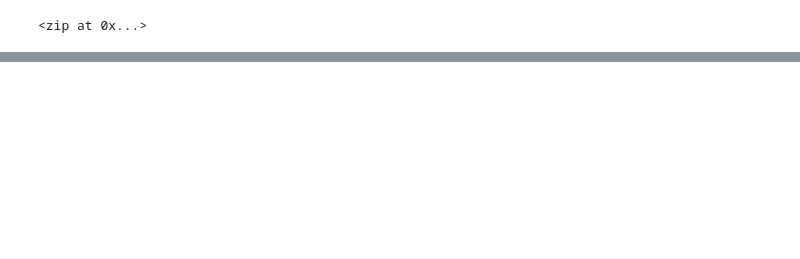
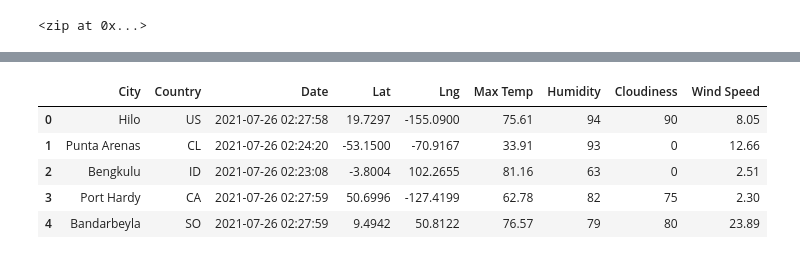
Before and after one commit to GaryG484/World_Weather_Analysis, a Jupyter notebook: WeatherPy.ipynb, the cells around one changed output, grey strips where cells are left out. Saved outputs shown, nothing was run; the diff lists cells and outputs as text; code cells hidden in the pictures; blank space fills up the shorter version.

```diff
--- a/WeatherPy.ipynb
+++ b/WeatherPy.ipynb
@@ -46,0 +215,11 @@ len(cities)
+# %%
+#Save dataframe as csv
+pd.DataFrame.to_csv(city_data_df, 'cities.csv',)
+city_data_df.head()
+# %% [output]
+|  | City | Country | Date | Lat | Lng | Max Temp | Humidity | Cloudiness | Wind Speed |
+| 0 | Hilo | US | 2021-07-26 02:27:58 | 19.7297 | -155.0900 | 75.61 | 94 | 90 | 8.05 |
+| 1 | Punta Arenas | CL | 2021-07-26 02:24:20 | -53.1500 | -70.9167 | 33.91 | 93 | 0 | 12.66 |
+| 2 | Bengkulu | ID | 2021-07-26 02:23:08 | -3.8004 | 102.2655 | 81.16 | 63 | 0 | 2.51 |
+| 3 | Port Hardy | CA | 2021-07-26 02:27:59 | 50.6996 | -127.4199 | 62.78 | 82 | 75 | 2.30 |
+| 4 | Bandarbeyla | SO | 2021-07-26 02:27:59 | 9.4942 | 50.8122 | 76.57 | 79 | 80 | 23.89 |
```
Also changed, not shown: parts of 6 cells of this notebook, 4 other files.
